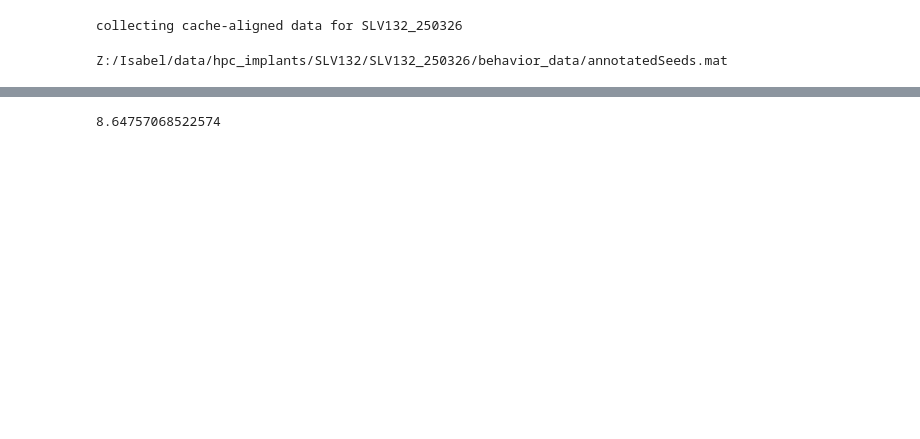
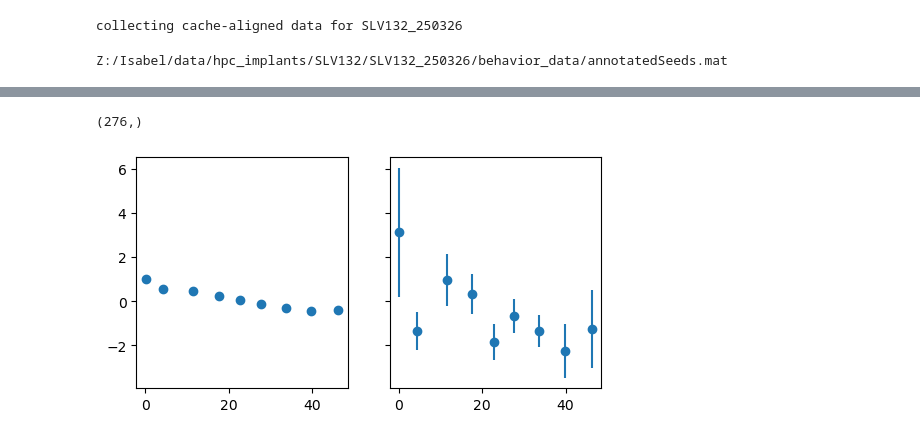
Before and after one commit to isabellow/lhy_hpc, a Jupyter notebook: neural/scratch_analyze_barcodes.ipynb, the cells around one changed output, grey strips where cells are left out. Drawn from its saved outputs; the diff is of its cells as text; code cells hidden in the pictures; blank space fills up the shorter version.

```diff
--- a/neural/scratch_analyze_barcodes.ipynb
+++ b/neural/scratch_analyze_barcodes.ipynb
@@ -182,6 +234,2 @@ avg_cache_vector = np.mean(cache_vectors_raw, axis=1, keepdims=True)
 visit_vectors = visit_vectors_raw - avg_visit_vector
 cache_vectors = cache_vectors_raw - avg_cache_vector
-# %%
-np.max(visit_vectors)
-# %% [output]
-8.64757068522574
@@ -187,0 +261,47 @@ np.max(visit_vectors)
+# %%
+all_visit_corr = visit_corr
+all_visit_dist = visit_dist
+all_cache_corr = cache_corr
+all_cache_dist = cache_dist
+# %%
+# average for visits
+visit_bin_idx = np.digitize(all_visit_dist, perch_dist_bins)-1
+avg_visit_corr = np.zeros(n_bins-1)
+for b_idx in range(n_bins-1):
+    avg_visit_corr[b_idx] = np.mean(all_visit_corr[visit_bin_idx==b_idx])
+
+# normalize by visit-visit correlation at the same site
+norm_factor = np.max(avg_visit_corr)
+avg_visit_corr_norm = avg_visit_corr / norm_factor
+
+# sem for visits
+sem_visit_corr = np.zeros(n_bins-1)
+for b_idx in range(n_bins-1):
+    sem_visit_corr[b_idx] = stats.sem(all_visit_corr[visit_bin_idx==b_idx] / norm_factor)
+
+# average and sem for caches
+cache_bin_idx = np.digitize(all_cache_dist, perch_dist_bins)-1
+avg_cache_corr = np.zeros(n_bins-1)
+sem_cache_corr = np.zeros(n_bins-1)
+for b_idx in range(n_bins-1):
+    avg_cache_corr[b_idx] = np.mean(all_cache_corr[cache_bin_idx==b_idx])
+    sem_cache_corr[b_idx] = stats.sem(all_cache_corr[cache_bin_idx==b_idx] / norm_factor)
+avg_cache_corr_norm = avg_cache_corr / norm_factor
+# %%
+cache_bin_idx.shape
+# %% [output]
+(276,)
+# %%
+f, ax = plt.subplots(1, 2, figsize=(6, 3), sharey=True)
+ax[0].scatter(perch_dist_centers_cm, avg_visit_corr_norm)
+ax[0].vlines(perch_dist_centers_cm,
+             avg_visit_corr_norm-sem_visit_corr,
+             avg_visit_corr_norm+sem_visit_corr)
+
+ax[1].scatter(perch_dist_centers_cm, avg_cache_corr_norm)
+ax[1].vlines(perch_dist_centers_cm,
+             avg_cache_corr_norm-sem_cache_corr,
+             avg_cache_corr_norm+sem_cache_corr)
+plt.show()
+# %% [output]
+[figure, added]
```
Also changed, not shown: parts of 16 cells of this notebook, 3 other files.
